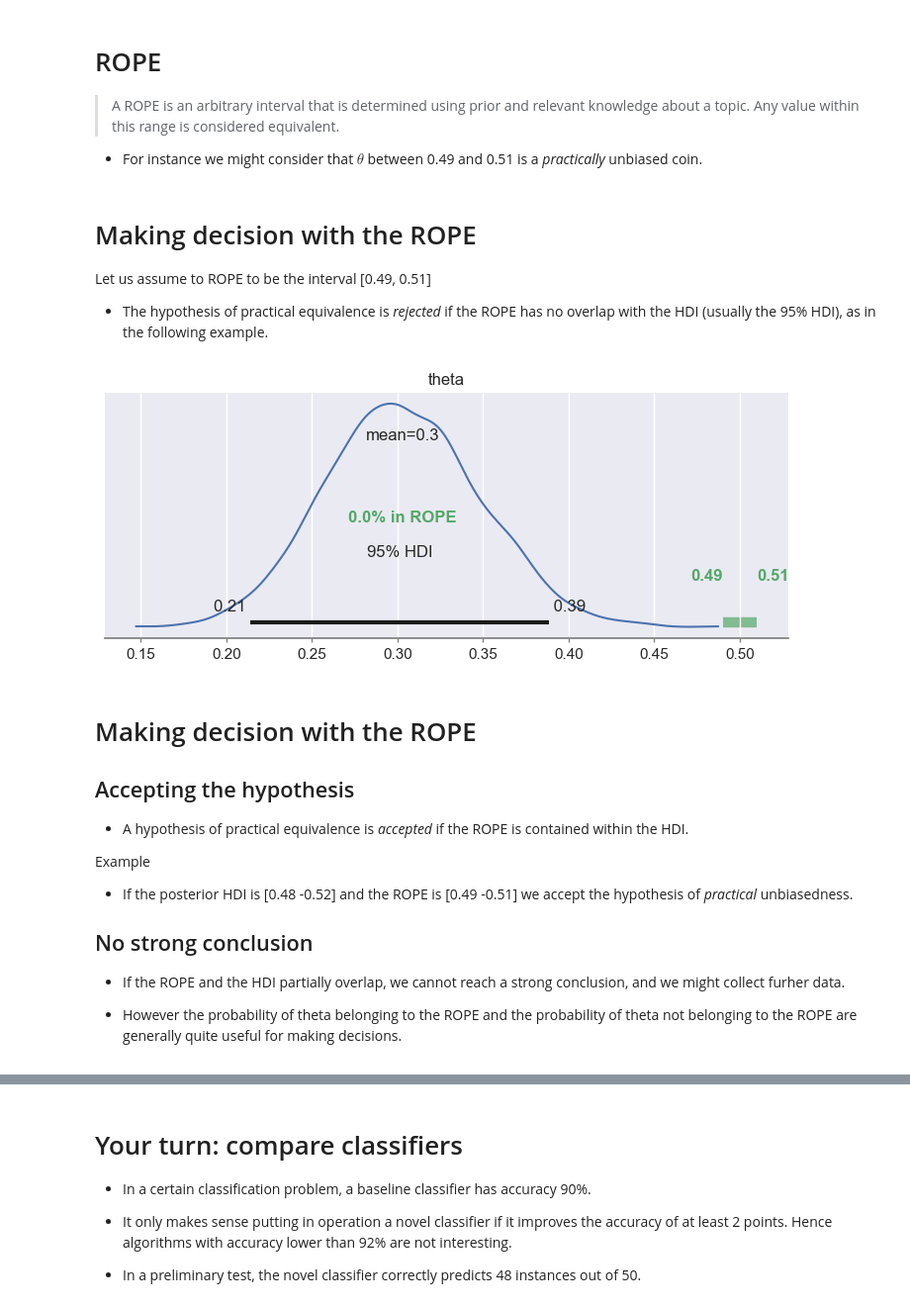
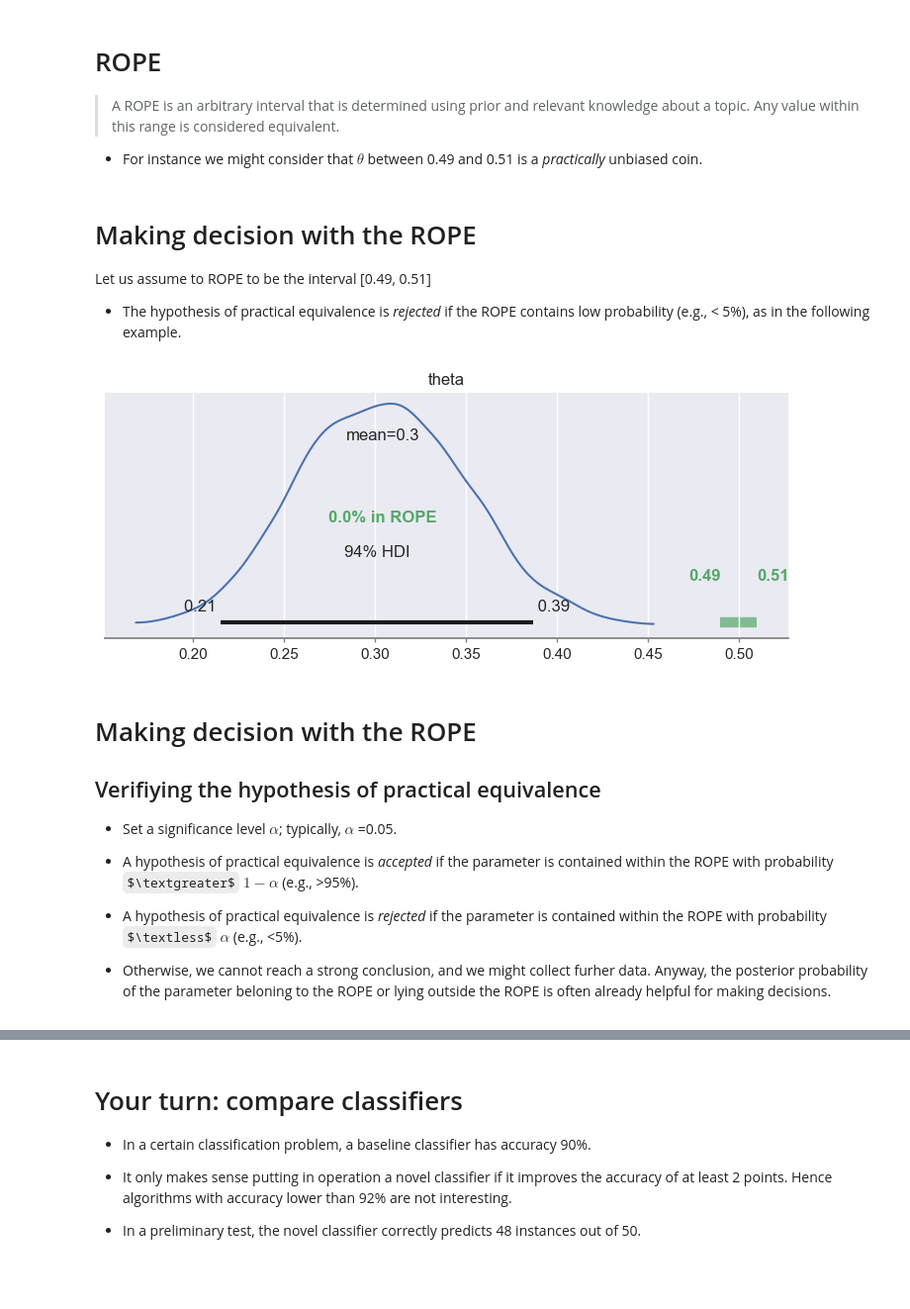
Before and after one commit to gcorani/bda, a Jupyter notebook: 1-ProbProgramming-proportion.ipynb, the cells around one changed output, grey strips where cells are left out. Shown at 99% size. Saved outputs shown, nothing was run; the diff lists cells and outputs as text; code cells hidden in the pictures; some formulas as TeX source; blank space fills up the shorter version.

Commit message:
fixed explanation of making decisions with rope

```diff
--- a/1-ProbProgramming-proportion.ipynb
+++ b/1-ProbProgramming-proportion.ipynb
@@ -368,31 +373,26 @@ az.plot_posterior (trace, hdi_prob = 0.95);
 Let us assume to ROPE to be the interval  [0.49, 0.51]
 
 
-* The hypothesis of practical equivalence  is  *rejected*  if the  ROPE has no overlap with the  HDI (usually the 95% HDI), as in the following example.
+* The hypothesis of practical equivalence  is  *rejected*  if the  ROPE contains low probability (e.g., < 5%), as in the following example.
 # %%
 # We show both the 95% HDI and the rope.
 #We reject the hypothesis of the coin being practically unbiased.
 
-az.plot_posterior (trace, rope = [0.49, 0.51], hdi_prob=0.95);
+az.plot_posterior (trace, rope = [0.49, 0.51]);
 # %% [output]
-[figure, old version]
+[figure, new version]
 # %% [markdown]
 
 # Making decision with the ROPE
 
 
-## Accepting the hypothesis
+## Verifiying the hypothesis of practical equivalence
 
-* A  hypothesis of practical equivalence is   *accepted* if the ROPE is contained within the HDI.
+* Set a significance level $\alpha$; typically, $\alpha$ =0.05.
+
+* A  hypothesis of practical equivalence is  *accepted* if the parameter is contained within the ROPE  with  probability $\textgreater$ $1-\alpha$ (e.g., >95%).
+
+* A  hypothesis of practical equivalence is  *rejected* if the parameter is contained within the ROPE  with  probability $\textless$ $\alpha$ (e.g., <5%).
 
 
-Example
-
-*  If the posterior HDI is  [0.48 -0.52] and the ROPE is [0.49 -0.51] we accept the hypothesis of *practical* unbiasedness.
-
-## No strong conclusion
-
-* If the ROPE and the HDI  partially overlap, we  cannot reach a strong conclusion, and we might collect furher data.
-
-
-* However the probability of theta belonging to the ROPE and the probability of theta not belonging to the ROPE are generally quite useful for making decisions.
+* Otherwise, we  cannot reach a strong conclusion, and we might collect furher data. Anyway, the posterior probability of the parameter beloning to the ROPE or lying outside the ROPE is often already helpful for making decisions.
```
Also changed, not shown: parts of 18 cells of this notebook, 4 other files.
